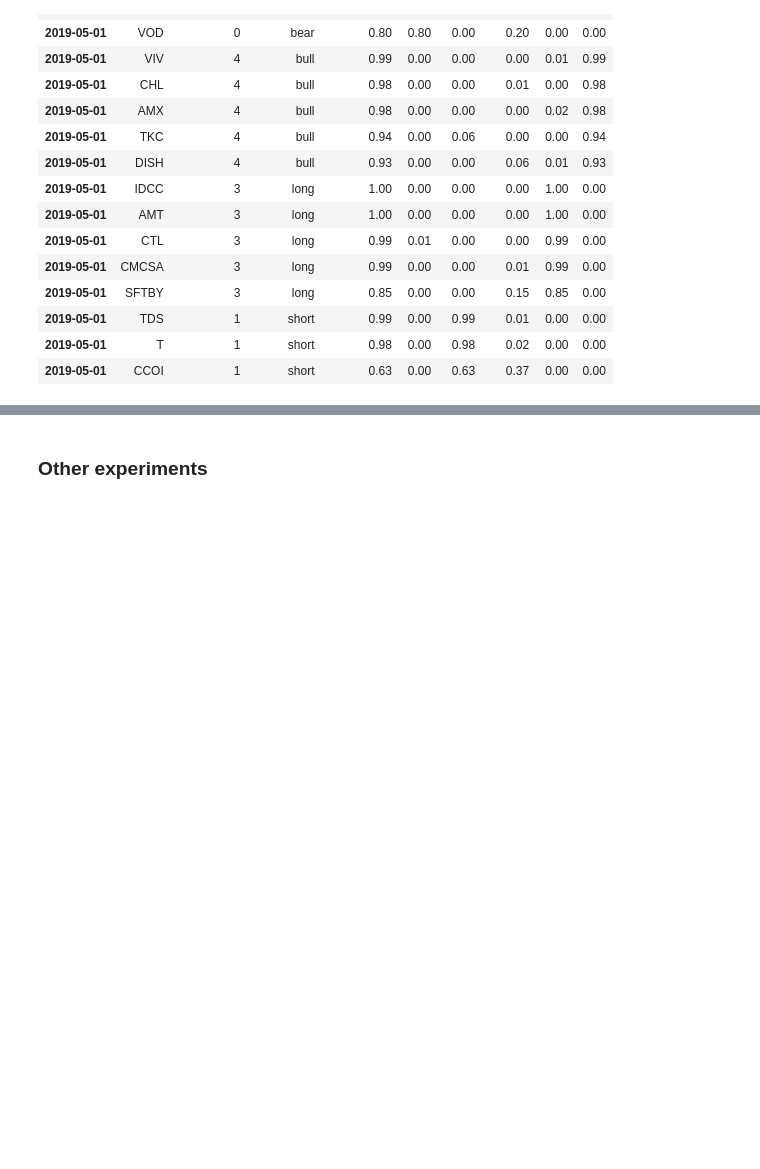
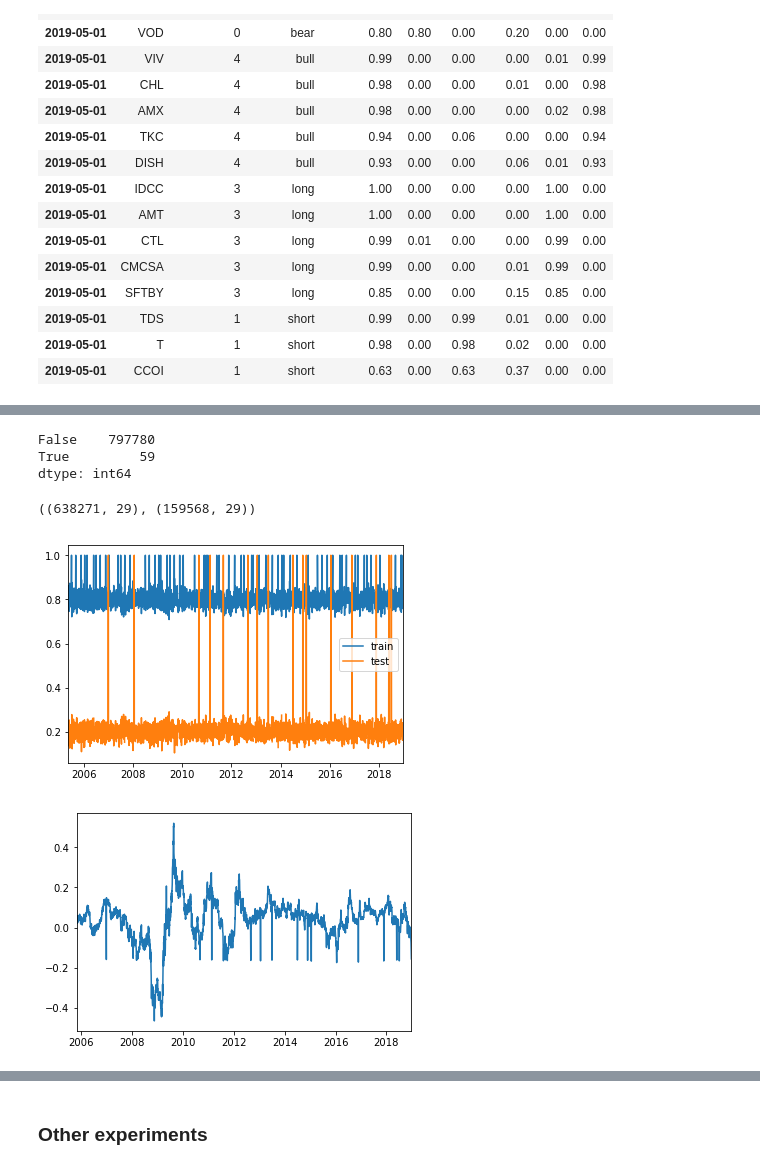
Before and after one commit to webclinic017/inception, a Jupyter notebook: notebooks/micro_TF.ipynb, the cells around one changed output, grey strips where cells are left out. Saved outputs shown, nothing was run; the diff lists cells and outputs as text; code cells hidden in the pictures; blank space fills up the shorter version.

```diff
--- a/notebooks/micro_TF.ipynb
+++ b/notebooks/micro_TF.ipynb
@@ -358,5 +358,3 @@ def predict_ds(context):
     return pred_df
 # %% [markdown]
 #### Train
-# %%
-X_train, X_test, y_train, y_test = get_train_test_sets(context)
@@ -516,0 +480,10 @@ pred_df.loc[label_mask]\
+# %%
+verbose = context['verbose']
+ml_path, model_name = context['ml_path'], context['model_name']
+trained_cols = context['trained_cols']
+test_size = context['test_size']
+look_ahead, look_back, smooth_window = context['look_ahead'], context['look_back'], context['smooth_window']
+
+train_tickers = list(train_on_winners(prices, context['tickers'], 10, 0.75).index)
+context['tickers'] = train_tickers
+print(f'Training on {len(context["tickers"])} companies')
@@ -516,0 +597,10 @@ pred_df.loc[label_mask]\
+# %%
+pd.value_counts(joined_df.duplicated().sort_values())
+# %% [output]
+False    797780
+True         59
+dtype: int64
+# %%
+joined_df.iloc[y_train.index].shape, joined_df.iloc[y_test.index].shape
+# %% [output]
+((638271, 29), (159568, 29))
@@ -516,0 +610,18 @@ pred_df.loc[label_mask]\
+# %%
+def count_dates(df, train_test, date_col, agg_ops):
+    return df.iloc[train_test.index].reset_index().groupby(by=date_col).agg(agg_ops)
+
+tt_df = pd.concat(
+    [count_dates(joined_df, y_train, 'storeDate', ['count']).iloc[:, 0],
+     count_dates(joined_df, y_test, 'storeDate', ['count']).iloc[:, 0]],
+    axis=1, sort=False)
+tt_df = tt_df.droplevel(1,axis=1)
+tt_df.columns = ['train', 'test']
+tt_df.loc[px_close[bench].dropna().index, :].dropna(inplace=True)
+# %%
+((tt_df.T / tt_df.sum(axis=1)).T).plot()
+plt.show()
+px_close.loc[tt_df.index, bench].pct_change(context['look_ahead']).dropna().plot();
+# %% [output]
+[figure, added]
+[figure, added]
```
Also changed, not shown: parts of 28 cells of this notebook.
